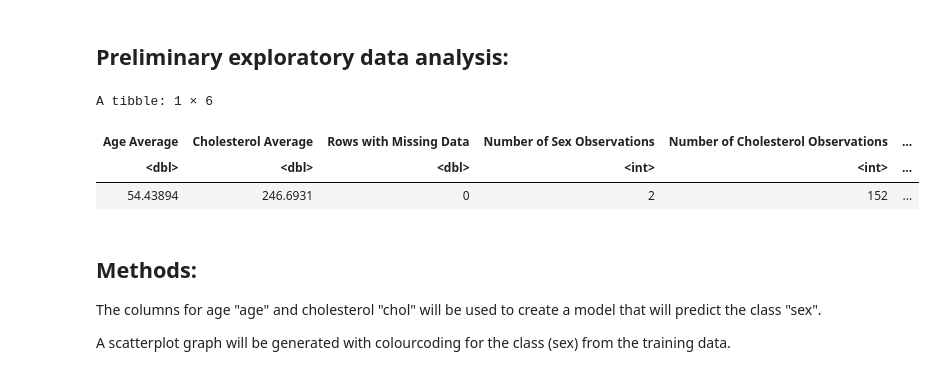
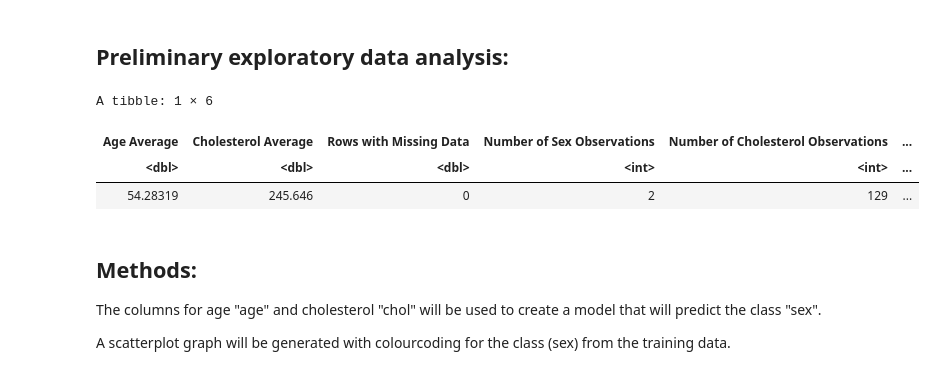
Before and after one commit to Skylertana/dsci-100-006-project-group2, a Jupyter notebook: localrepo.ipynb, the cells around one changed output. Cells and saved outputs as stored; diff of their text form; code cells hidden in the pictures.

Commit message:
Added training data

```diff
--- a/localrepo.ipynb
+++ b/localrepo.ipynb
@@ -72,34 +72,37 @@ A tibble: 6 × 3
 # %% [markdown]
 ## Preliminary exploratory data analysis:
 # %%
-age_count <- heart_data |>
+heart_split1 <- initial_split(heart_data, prop = 0.75, strata = sex)
+heart_train1 <- training(heart_split1)
+
+age_count <- heart_train1 |>
             reframe(unique(age)) |>
             nrow()
 
-col_count <- heart_data |>
+col_count <- heart_train1 |>
             reframe(unique(chol)) |>
             nrow()
 
-sex_count <- heart_data |>
+sex_count <- heart_train1 |>
             reframe(unique(sex)) |>
             nrow()
 
-summary_table <- heart_data |>
+summary_table <- heart_train1 |>
     select(age, chol) |>
     mutate("Rows with Missing Data" = sum(is.na(age) | is.na(chol))) |>
     map_df(mean) |>
     mutate("Number of Sex Observations" = sex_count,
            "Number of Cholesterol Observations" = col_count,
            "Number of Age Observations" = age_count) |>
     rename("Cholesterol Average" = chol, "Age Average" = age)
 
 
 summary_table
 # %% [output]
 A tibble: 1 × 6
 | Age Average | Cholesterol Average | Rows with Missing Data | Number of Sex Observations | Number of Cholesterol Observations | ... |
 | <dbl> | <dbl> | <dbl> | <int> | <int> | ... |
-| 54.43894 | 246.6931 | 0 | 2 | 152 | ... |
+| 54.28319 | 245.646 | 0 | 2 | 129 | ... |
 # %% [markdown]
 ## Methods:
 
```
